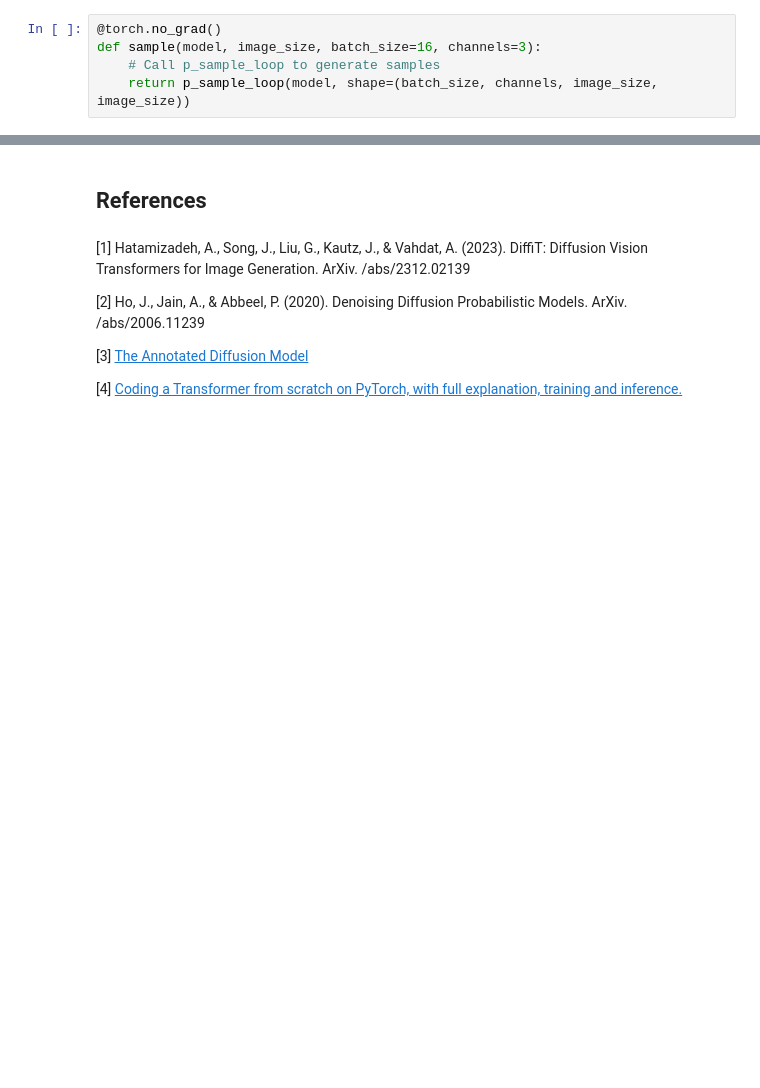
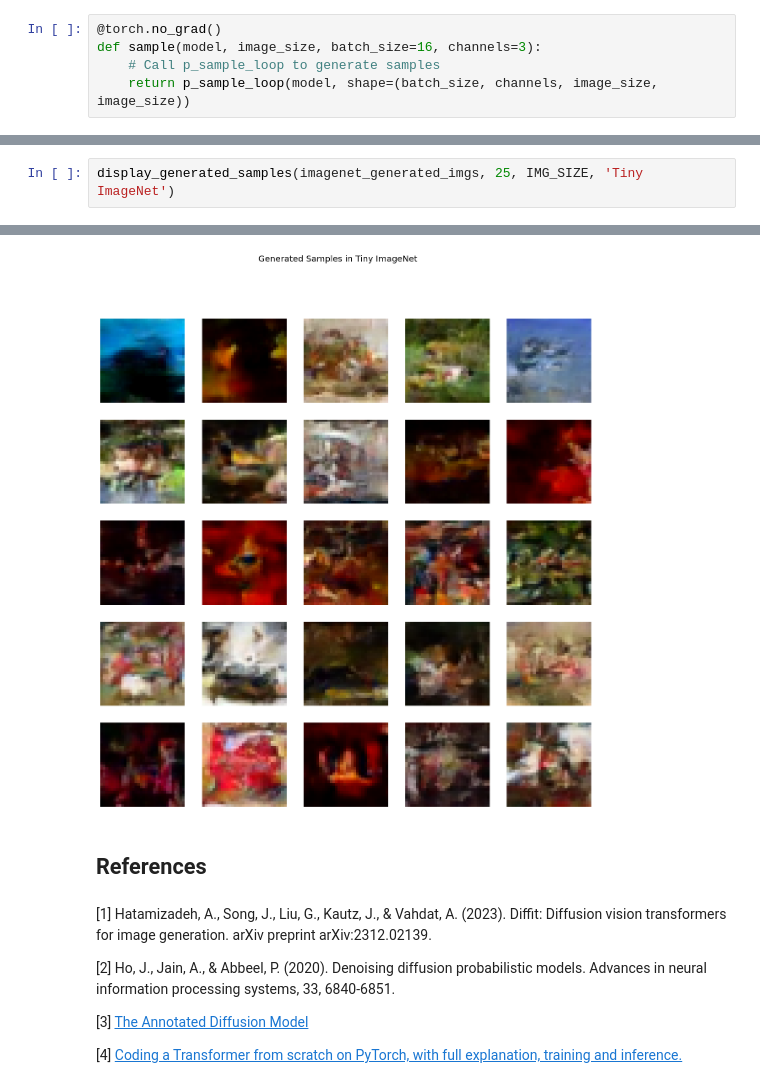
Before and after one commit to alighasemi78/DiffiT-Diffusion-Vision-Transformers-for-Image-Generation, a Jupyter notebook: DiffiT.ipynb, the cells around one changed output, grey strips where cells are left out. Saved outputs shown, nothing was run; the diff lists cells and outputs as text; blank space fills up the shorter version.

```diff
--- a/DiffiT.ipynb
+++ b/DiffiT.ipynb
@@ -1669,0 +1692,3 @@ WARNING:matplotlib.image:Clipping input data to the valid range for imshow with
+# %%
+display_generated_samples(imagenet_generated_imgs, 25, IMG_SIZE, 'Tiny ImageNet')
+# %% [output]
@@ -1670,9 +1715,10 @@ WARNING:matplotlib.image:Clipping input data to the valid range for imshow with
+[figure, added]
 # %% [markdown]
 ## References
 # %% [markdown]
-[1] Hatamizadeh, A., Song, J., Liu, G., Kautz, J., & Vahdat, A. (2023). DiffiT: Diffusion Vision Transformers for Image Generation. ArXiv. /abs/2312.02139
+[1] Hatamizadeh, A., Song, J., Liu, G., Kautz, J., & Vahdat, A. (2023). Diffit: Diffusion vision transformers for image generation. arXiv preprint arXiv:2312.02139.
 
-[2] Ho, J., Jain, A., & Abbeel, P. (2020). Denoising Diffusion Probabilistic Models. ArXiv. /abs/2006.11239
+[2] Ho, J., Jain, A., & Abbeel, P. (2020). Denoising diffusion probabilistic models. Advances in neural information processing systems, 33, 6840-6851.
 
 [3] [The Annotated Diffusion Model
 ](https://huggingface.co/blog/annotated-diffusion)
```
Also changed, not shown: parts of 35 cells of this notebook.
